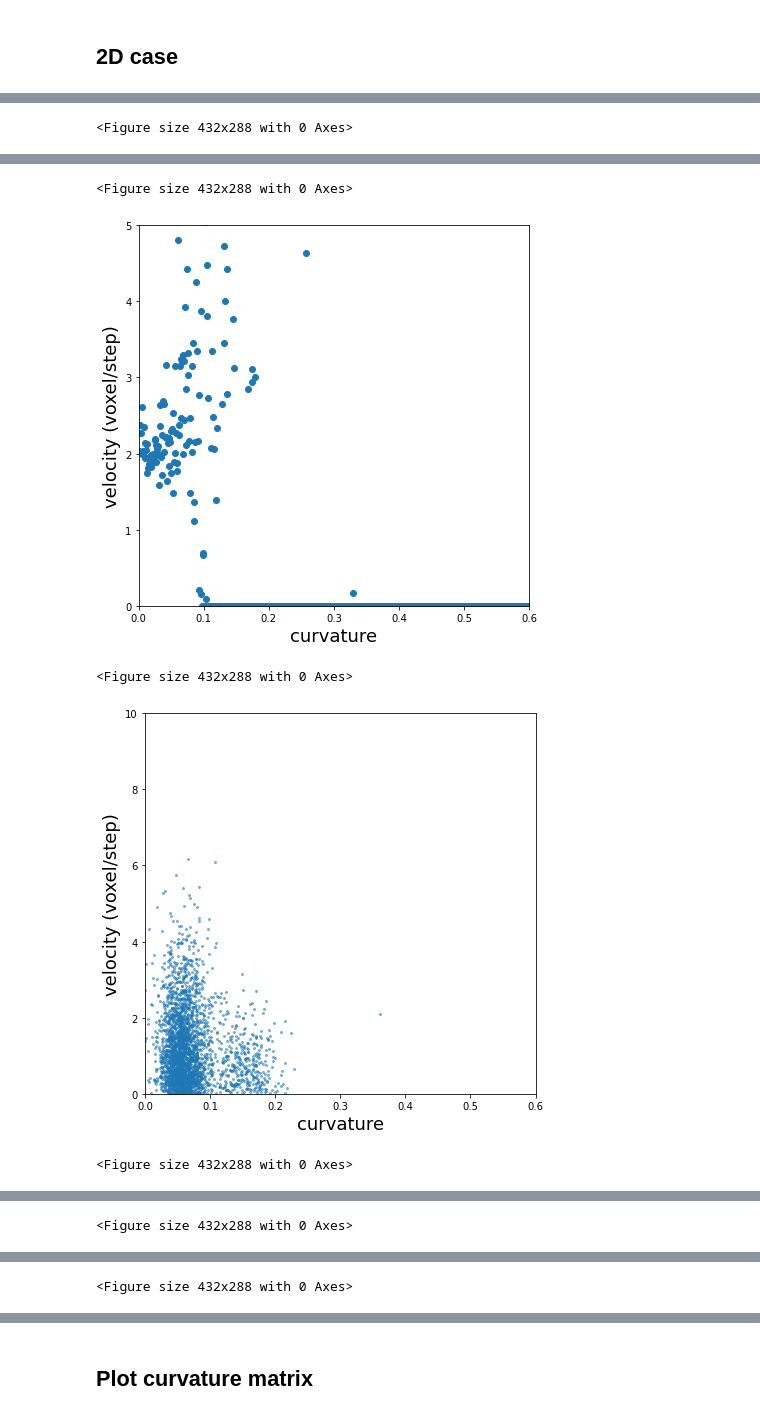
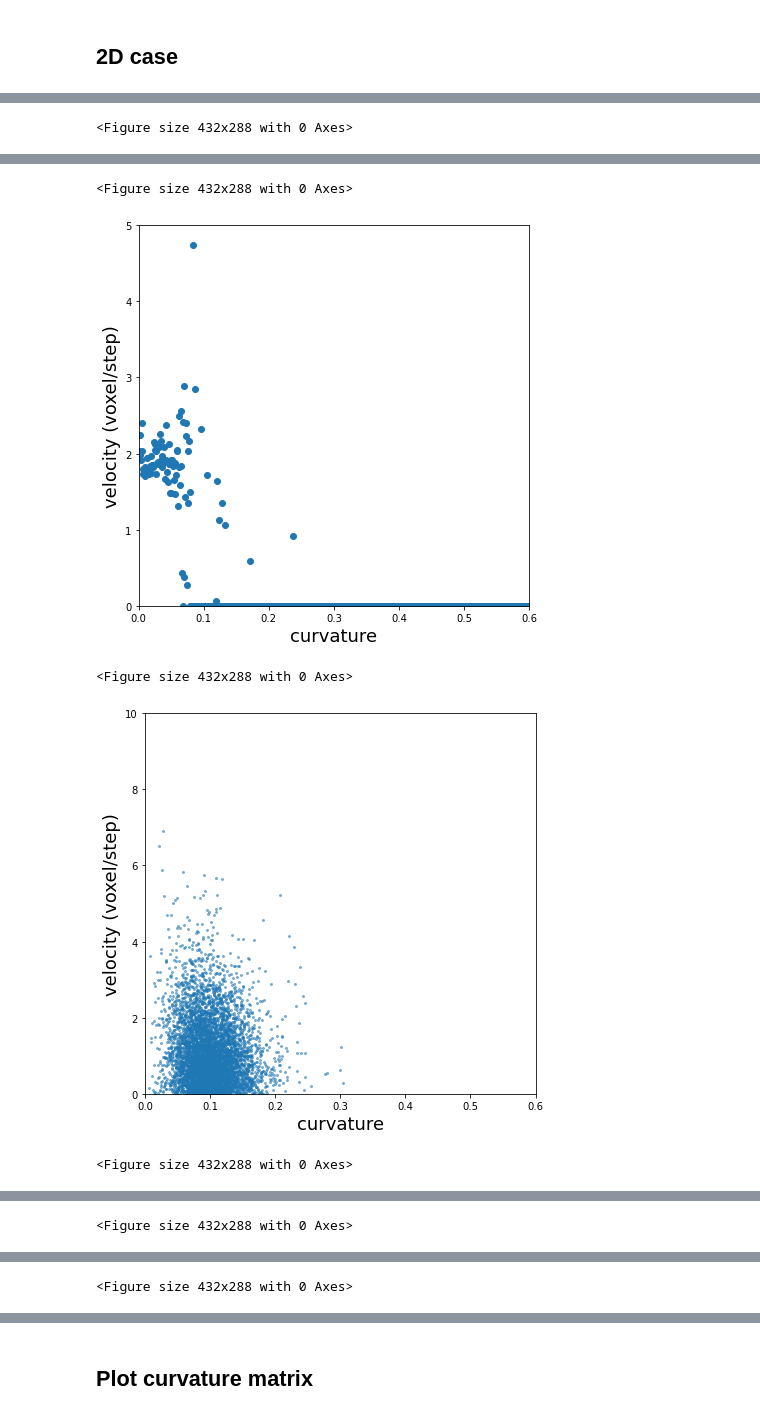
Before and after one commit to Linwitness/VECTOR, a Jupyter notebook: examples/GB_velocity/GB_velocity_curvature.ipynb, the cells around one changed output, grey strips where cells are left out. Saved outputs shown, nothing was run; the diff lists cells and outputs as text; code cells hidden in the pictures.

```diff
--- a/examples/GB_velocity/GB_velocity_curvature.ipynb
+++ b/examples/GB_velocity/GB_velocity_curvature.ipynb
@@ -353,8 +353,8 @@ if __name__ == '__main__':
     data_file_folder = "/blue/michael.tonks/lin.yang/VECTOR_data/"
     npy_file_folder = "/blue/michael.tonks/lin.yang/SPPARKS-VirtualIncEnergy/2d_poly_fully/results/"
     # npy_file_folder = "/blue/michael.tonks/lin.yang/SPPARKS-VirtualIncEnergy/2d_poly_wellEnergy/results/"
-    case_name = "20k_bi"
-    npy_file_name_aniso = f"p_aveE_fzabBi_fully5d_20k_J1_f1.0_t0.0_refer_1_0_0_seed56689_kt0.66.npy"
+    case_name = "20k_fully"
+    npy_file_name_aniso = f"p_aveE_fz_fully5d_20k_J1_f1.0_t1.0_refer_1_0_0_seed56689_kt0.66.npy"
     # npy_file_name_aniso = f"p_aveE_20000_Cos_delta0.0_J1_refer_1_0_0_seed56689_kt0.66.npy"
 
     # Initial data
@@ -372,8 +372,8 @@ READING DATA DONE
     GB_infomation_dict_list = []
     curvature_matrix_list = []
     for time_step in tqdm(range(step_num)):
-        data_file_name = f"GB_velocity_data/2D_curvature_velocity_data_MI_{case_name}_step{time_step}.npz"
-        data_curvature_file_name = f"GB_velocity_data/2D_matrix_curvature_data_MI_{case_name}_step{time_step}.npz"
+        data_file_name = f"GB_velocity_data_nonsign_curvature/2D_curvature_velocity_data_MI_{case_name}_step{time_step}.npz"
+        data_curvature_file_name = f"GB_velocity_data_nonsign_curvature/2D_matrix_curvature_data_MI_{case_name}_step{time_step}.npz"
         if os.path.exists(data_file_folder + data_file_name):
             npz_file = np.load(data_file_folder + data_file_name,allow_pickle=True)
             GB_infomation_dict = npz_file["GB_infomation_dict"]
@@ -769,7 +604,7 @@ ServerApp.rate_limit_window=3.0 (secs)
 # %%
     # Plot relationship for each time steps
     for time_step in range(0,len(GB_list_velocity_list),10):
-        figure_name = f"figures/2D_velocity_curvature_M_step{time_step}_{case_name}.png"
+        figure_name = f"figures/2D_velocity_curvature_MI_step{time_step}_{case_name}.png"
         plt.figure()
         fig = plt.figure(figsize=(7, 7))
         plt.scatter(GB_list_curvature_list[time_step], GB_list_velocity_list[time_step],s=4,alpha=0.5)
@@ -793,7 +628,7 @@ ServerApp.rate_limit_window=3.0 (secs)
         for i in range(bin_number):
             if curvature_bin[i]>0: velocity_bin[i] = velocity_bin[i]/curvature_bin[i]
         # plot
-        figure_name_all_bin = f"figures/2D_velocity_curvature_M_step{time_step}_{case_name}_afterBin.png"
+        figure_name_all_bin = f"figures/2D_velocity_curvature_MI_step{time_step}_{case_name}_afterBin.png"
         plt.figure()
         fig = plt.figure(figsize=(7, 7))
         # plt.scatter(curvature_coordinate, velocity_bin,s=4,alpha=0.5)
@@ -809,5 +644,5 @@ ServerApp.rate_limit_window=3.0 (secs)
 <Figure size 432x288 with 0 Axes>
-[figure, old version]
+[figure, new version]
 <Figure size 432x288 with 0 Axes>
-[figure, old version]
+[figure, new version]
 <Figure size 432x288 with 0 Axes>
```
Also changed, not shown: parts of 5 cells of this notebook, 44 other files.
